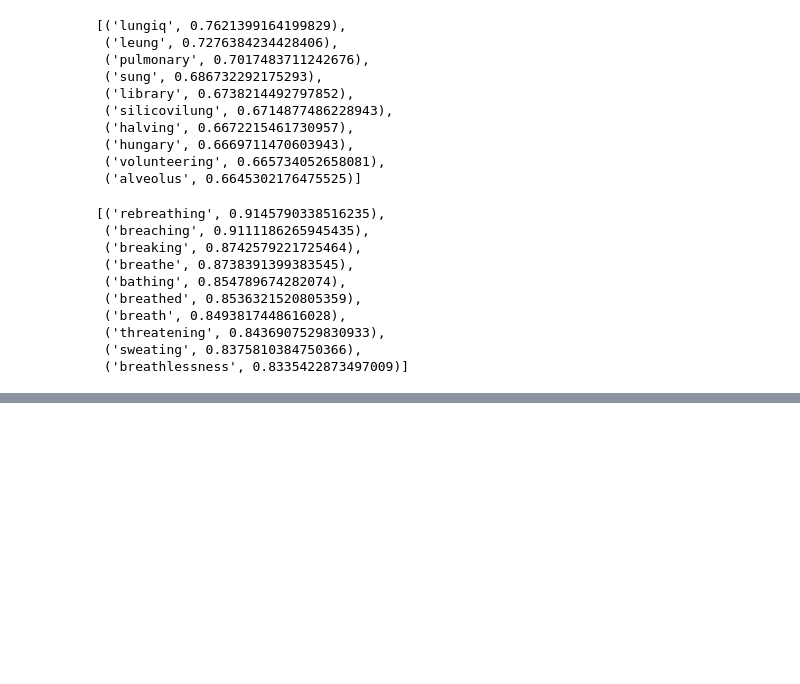
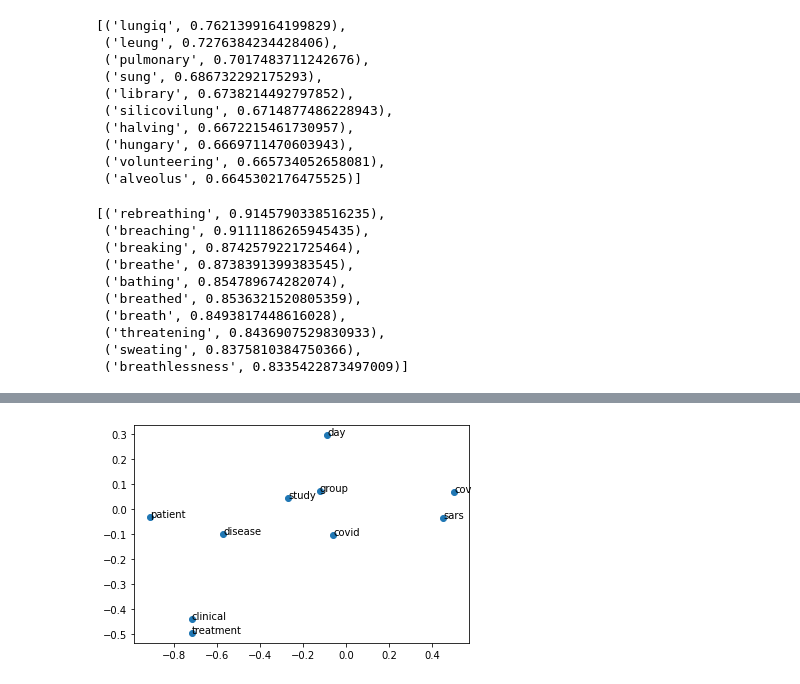
Before and after one commit to bouchra07/word2vec_fastText_Genism_medical_data, a Jupyter notebook: Medical_Embeddings.ipynb, the cells around one changed output, grey strips where cells are left out. Cells and saved outputs as stored; diff of their text form; code cells hidden in the pictures; blank space fills up the shorter version.

```diff
--- a/Medical_Embeddings.ipynb
+++ b/Medical_Embeddings.ipynb
@@ -267,0 +284,12 @@ FastText.wv.most_similar(positive=['breathing'],topn=10)
+# %%
+X_fast = FastText.wv[FastText.wv.index_to_key]
+pca = PCA(n_components=2)
+result_fast = pca.fit_transform(X_fast)
+# %%
+pyplot.scatter(result_fast[:10, 0], result_fast[:10, 1])
+words = list(FastText.wv.index_to_key)
+for i, word in enumerate(words[:10]):
+    pyplot.annotate(word, xy=(result_fast[i, 0], result_fast[i, 1]))
+pyplot.show()
+# %% [output]
+[figure, added]
```
Also changed, not shown: parts of 3 cells of this notebook.
